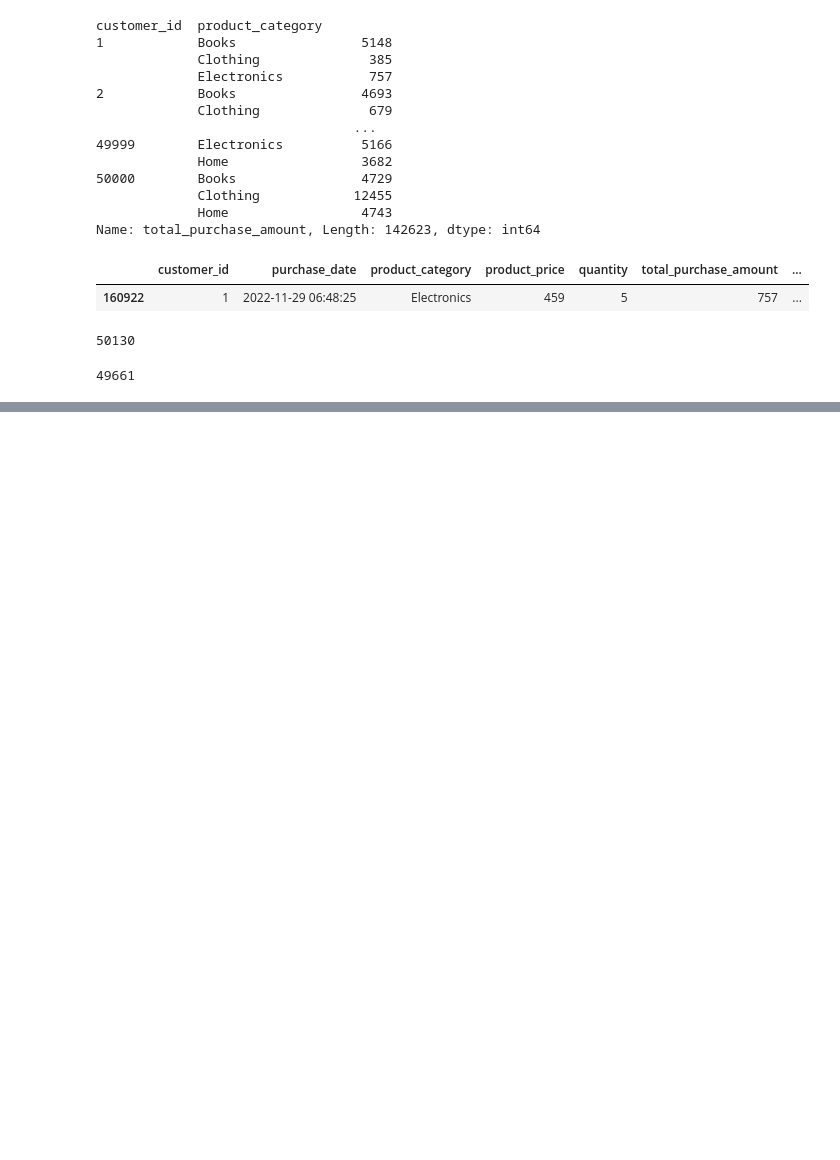
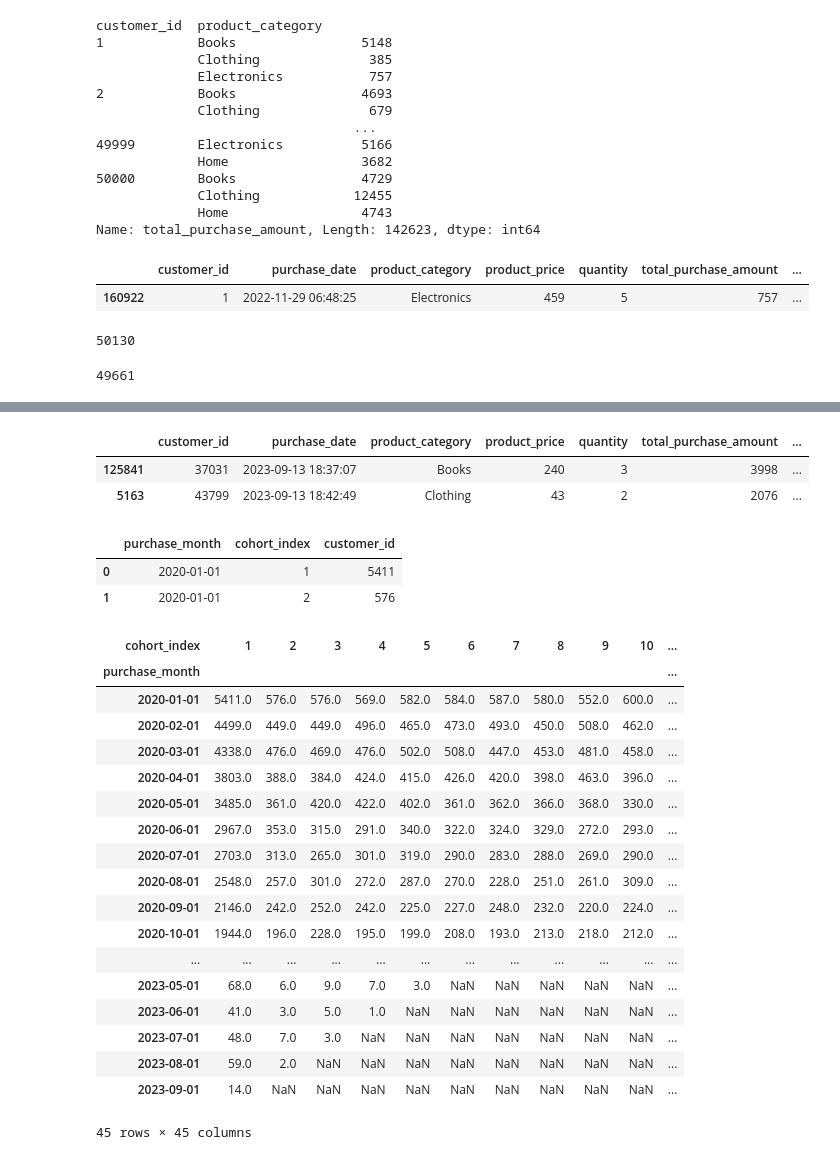
Before and after one commit to HyunsungRyu/e-commerce_cohort, a Jupyter notebook: cohort_frame.ipynb, the cells around one changed output, grey strips where cells are left out. Saved outputs shown, nothing was run; the diff lists cells and outputs as text; code cells hidden in the pictures; blank space fills up the shorter version.

```diff
--- a/cohort_frame.ipynb
+++ b/cohort_frame.ipynb
@@ -131,0 +175,11 @@ len(df['customer_id'].unique())
+# %%
+def get_data_elements(df, column):
+    day = df[column].dt.day
+    month = df[column].dt.month
+    year = df[column].dt.year
+    return day, month, year
+# %%
+_, purchase_month, purchase_year = get_data_elements(df, 'purchase_date')
+_, cohort_month, cohort_year = get_data_elements(df, 'purchase_month')
+display(purchase_month.tail(2))
+display(cohort_month.tail(2))
@@ -131,0 +193,39 @@ len(df['customer_id'].unique())
+# %%
+year_diff = purchase_year - cohort_year
+month_diff = purchase_month - cohort_month
+df['cohort_index'] = year_diff * 12 + month_diff + 1 # 시작을 1부터 하기 위한 +1
+df.tail(2)
+# %% [output]
+|  | customer_id | purchase_date | product_category | product_price | quantity | total_purchase_amount | ... |
+| 125841 | 37031 | 2023-09-13 18:37:07 | Books | 240 | 3 | 3998 | ... |
+| 5163 | 43799 | 2023-09-13 18:42:49 | Clothing | 43 | 2 | 2076 | ... |
+# %%
+cohort_df = df.groupby(['purchase_month', 'cohort_index'])['customer_id'].apply(pd.Series.nunique).reset_index()
+cohort_df.head(2)
+# %% [output]
+|  | purchase_month | cohort_index | customer_id |
+| 0 | 2020-01-01 | 1 | 5411 |
+| 1 | 2020-01-01 | 2 | 576 |
+# %%
+cohort_table = cohort_df.pivot(index='purchase_month', columns=['cohort_index'], values='customer_id')
+cohort_table
+# %% [output]
+| cohort_index | 1 | 2 | 3 | 4 | 5 | 6 | 7 | 8 | 9 | 10 | ... |
+| purchase_month |  |  |  |  |  |  |  |  |  |  | ... |
+| 2020-01-01 | 5411.0 | 576.0 | 576.0 | 569.0 | 582.0 | 584.0 | 587.0 | 580.0 | 552.0 | 600.0 | ... |
+| 2020-02-01 | 4499.0 | 449.0 | 449.0 | 496.0 | 465.0 | 473.0 | 493.0 | 450.0 | 508.0 | 462.0 | ... |
+| 2020-03-01 | 4338.0 | 476.0 | 469.0 | 476.0 | 502.0 | 508.0 | 447.0 | 453.0 | 481.0 | 458.0 | ... |
+| 2020-04-01 | 3803.0 | 388.0 | 384.0 | 424.0 | 415.0 | 426.0 | 420.0 | 398.0 | 463.0 | 396.0 | ... |
+| 2020-05-01 | 3485.0 | 361.0 | 420.0 | 422.0 | 402.0 | 361.0 | 362.0 | 366.0 | 368.0 | 330.0 | ... |
+| 2020-06-01 | 2967.0 | 353.0 | 315.0 | 291.0 | 340.0 | 322.0 | 324.0 | 329.0 | 272.0 | 293.0 | ... |
+| 2020-07-01 | 2703.0 | 313.0 | 265.0 | 301.0 | 319.0 | 290.0 | 283.0 | 288.0 | 269.0 | 290.0 | ... |
+| 2020-08-01 | 2548.0 | 257.0 | 301.0 | 272.0 | 287.0 | 270.0 | 228.0 | 251.0 | 261.0 | 309.0 | ... |
+| 2020-09-01 | 2146.0 | 242.0 | 252.0 | 242.0 | 225.0 | 227.0 | 248.0 | 232.0 | 220.0 | 224.0 | ... |
+| 2020-10-01 | 1944.0 | 196.0 | 228.0 | 195.0 | 199.0 | 208.0 | 193.0 | 213.0 | 218.0 | 212.0 | ... |
+| ... | ... | ... | ... | ... | ... | ... | ... | ... | ... | ... | ... |
+| 2023-05-01 | 68.0 | 6.0 | 9.0 | 7.0 | 3.0 | NaN | NaN | NaN | NaN | NaN | ... |
+| 2023-06-01 | 41.0 | 3.0 | 5.0 | 1.0 | NaN | NaN | NaN | NaN | NaN | NaN | ... |
+| 2023-07-01 | 48.0 | 7.0 | 3.0 | NaN | NaN | NaN | NaN | NaN | NaN | NaN | ... |
+| 2023-08-01 | 59.0 | 2.0 | NaN | NaN | NaN | NaN | NaN | NaN | NaN | NaN | ... |
+| 2023-09-01 | 14.0 | NaN | NaN | NaN | NaN | NaN | NaN | NaN | NaN | NaN | ... |
+45 rows × 45 columns
```
Also changed, not shown: parts of 11 cells of this notebook.
